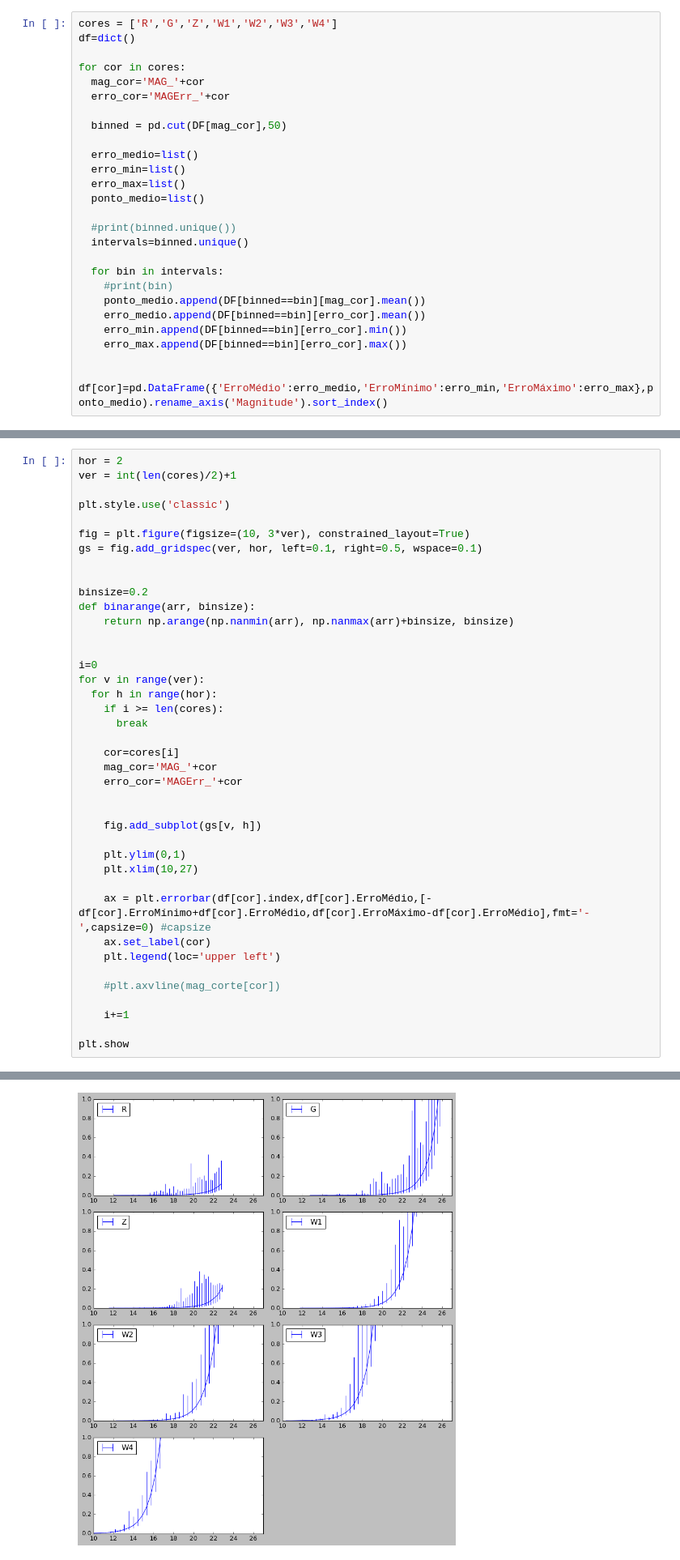
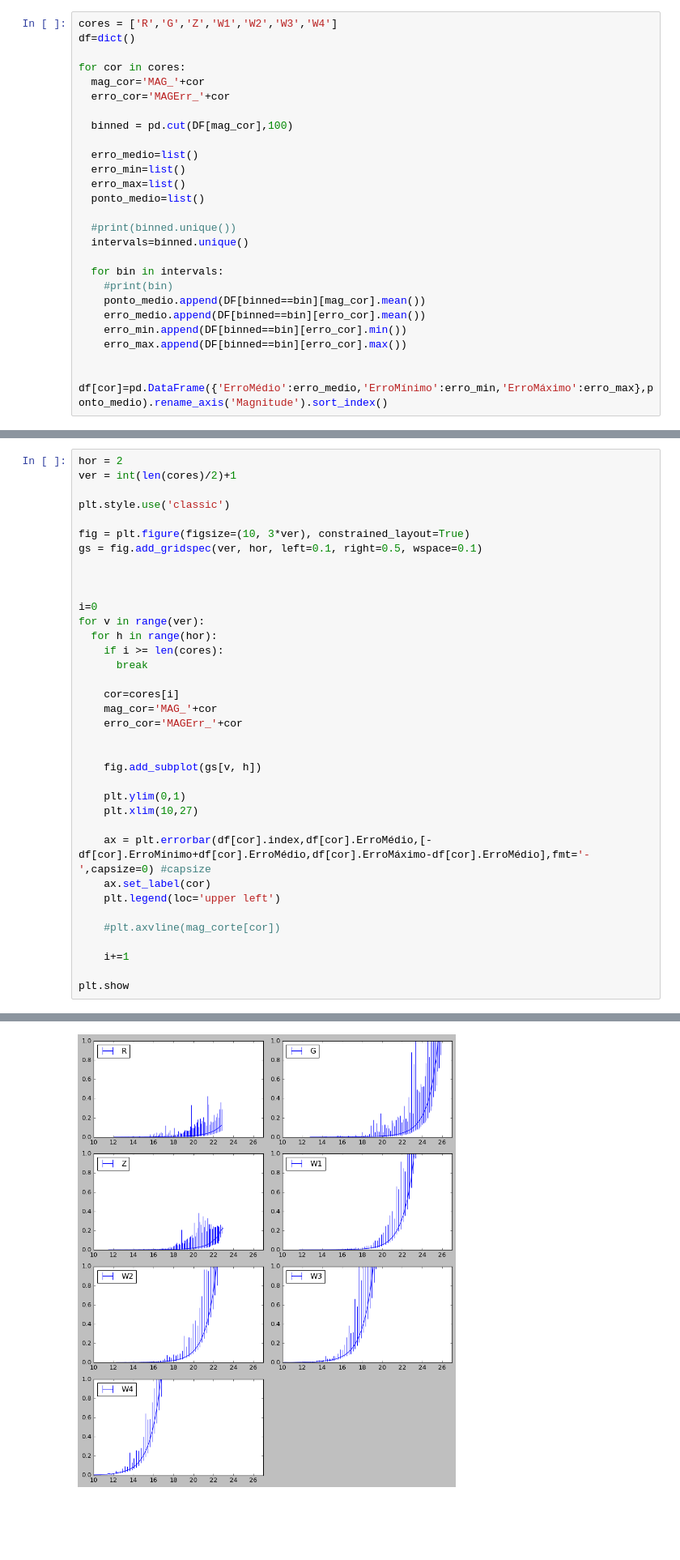
Before and after one commit to thiago-carneiro/mestrado, a Jupyter notebook: AstroInfo_Aula_CatalogLegacy3.ipynb, the cells around one changed output, grey strips where cells are left out. Shown at 81% size. Drawn from its saved outputs; the diff is of its cells as text; blank space fills up the shorter version.

```diff
--- a/AstroInfo_Aula_CatalogLegacy3.ipynb
+++ b/AstroInfo_Aula_CatalogLegacy3.ipynb
@@ -407,7 +407,7 @@ for cor in cores:
   mag_cor='MAG_'+cor
   erro_cor='MAGErr_'+cor
 
-  binned = pd.cut(DF[mag_cor],50)
+  binned = pd.cut(DF[mag_cor],100)
 
   erro_medio=list()
   erro_min=list()
@@ -441,38 +441,34 @@ plt.style.use('classic')
 fig = plt.figure(figsize=(10, 3*ver), constrained_layout=True)
 gs = fig.add_gridspec(ver, hor, left=0.1, right=0.5, wspace=0.1)
 
-
-binsize=0.2
-def binarange(arr, binsize):
-    return np.arange(np.nanmin(arr), np.nanmax(arr)+binsize, binsize)
 
 
 i=0
 for v in range(ver):
   for h in range(hor):
     if i >= len(cores):
       break
 
     cor=cores[i]
     mag_cor='MAG_'+cor
     erro_cor='MAGErr_'+cor
 
 
     fig.add_subplot(gs[v, h])
 
     plt.ylim(0,1)
     plt.xlim(10,27)
 
     ax = plt.errorbar(df[cor].index,df[cor].ErroMédio,[-df[cor].ErroMínimo+df[cor].ErroMédio,df[cor].ErroMáximo-df[cor].ErroMédio],fmt='-',capsize=0) #capsize
     ax.set_label(cor)
     plt.legend(loc='upper left')
 
     #plt.axvline(mag_corte[cor])
 
     i+=1
 
 plt.show
 # %% [output]
 <function matplotlib.pyplot.show>
-[figure, old version]
+[figure, new version]
 # %% [markdown]
```
Also changed, not shown: parts of 3 cells of this notebook.
